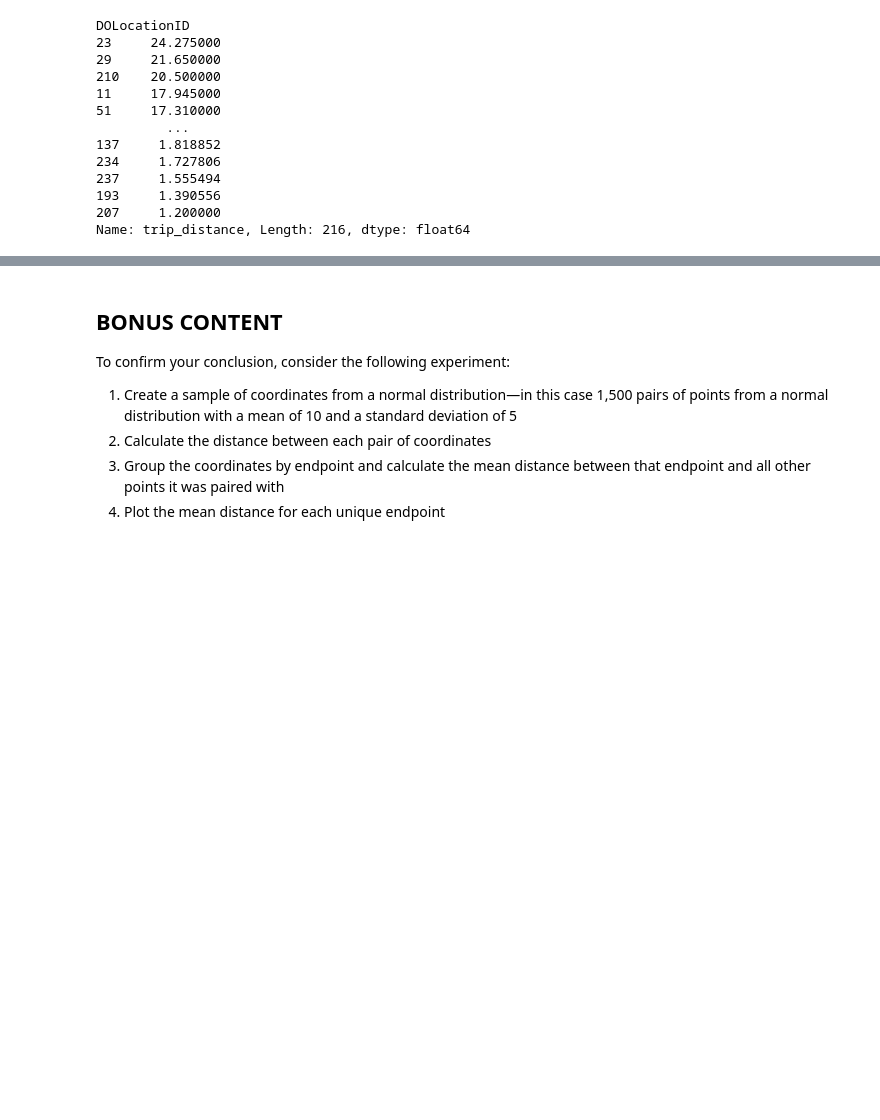
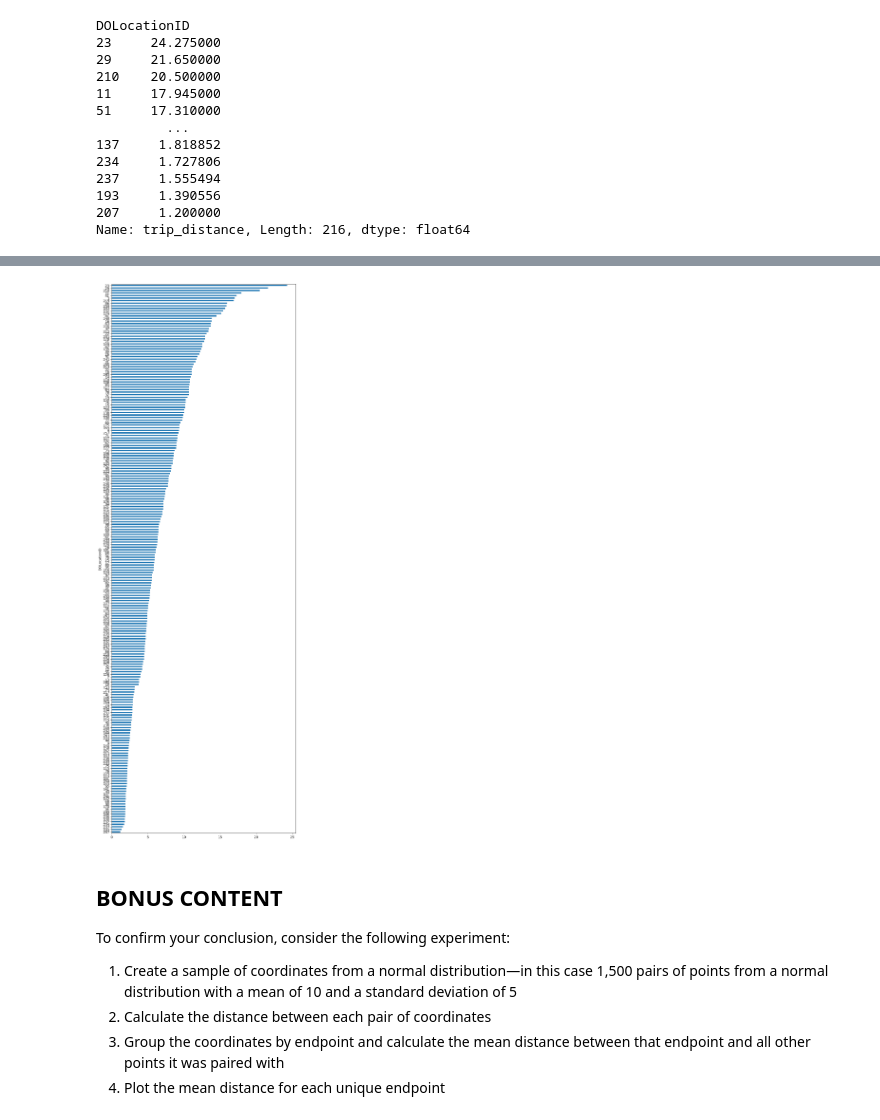
Before and after one commit to Fatima-Arain206/Google-Data-Analytics-Portfolio-Projects., a Jupyter notebook: 01-Automatidata-Taxi-Fare-Prediction/Activity_Course 3 Automatidata project lab.ipynb, the cells around one changed output, grey strips where cells are left out. Cells and saved outputs as stored; diff of their text form; code cells hidden in the pictures; blank space fills up the shorter version.

```diff
--- a/01-Automatidata-Taxi-Fare-Prediction/Activity_Course 3 Automatidata project lab.ipynb
+++ b/01-Automatidata-Taxi-Fare-Prediction/Activity_Course 3 Automatidata project lab.ipynb
@@ -647,5 +670,10 @@ Name: trip_distance, Length: 216, dtype: float64
 # Create a bar plot of mean trip distances by drop-off location in ascending order by distance
 #==> ENTER YOUR CODE HERE
 
-         x=df.groupby(['DOLocationID'])['trip_distance'].mean().plot(kind='bar')
+# df.groupby(['DOLocationID'])['trip_distance'].mean().plot(kind='bar')
+mean_so= df.groupby(['DOLocationID'])['trip_distance'].mean().sort_values()
+pt.figure(figsize=(10,30))
+mean_so.plot(kind='barh')
+
+# sb.barplot( data = df, x='DOLocationID',y='trip_distance')
 # %% [output]
@@ -653,3 +681,4 @@ IndentationError: unexpected indent (<ipython-input-1-c820cde4bdbf>, line 4)
+[figure, added]
 # %% [markdown]
 ## BONUS CONTENT
 
```
Also changed, not shown: parts of 26 cells of this notebook, 1 other file.
